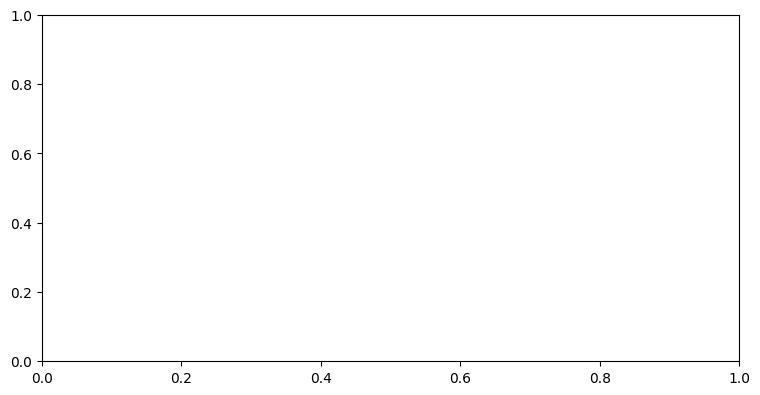
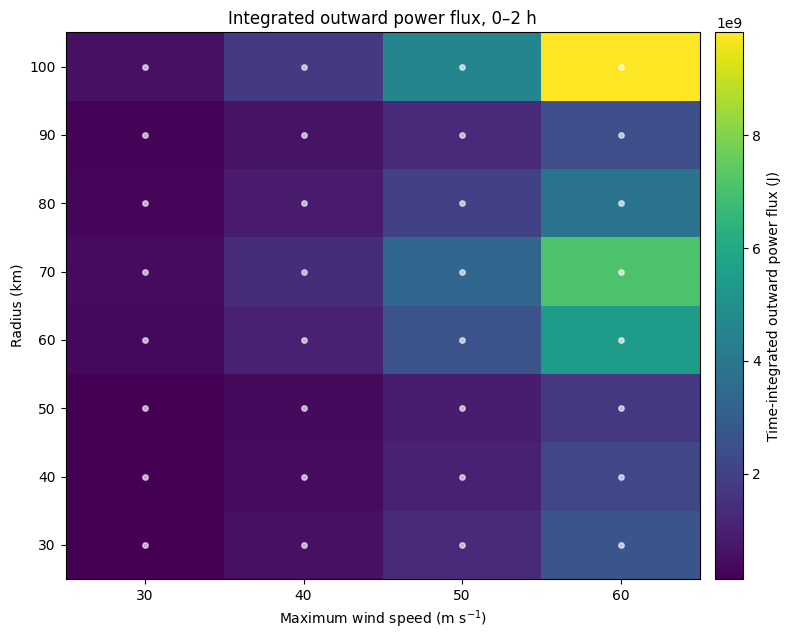
The change to this notebook cell's code, shown as a diff; its figure went from the first image to the second:
--- before
+++ after
@@ -1,21 +1,94 @@
-RMW = 50.0
-Vmax = 50.0
-power_path = output_dir / f"power_flux_timeseries_{Vmax}_{RMW}.csv"
-if not power_path.exists():
-    raise FileNotFoundError(f"Run the model first; missing {power_path}")
+# Integration limit in hours. Change this value as needed.
+time_max = 2.0
+time_max_s = time_max * 3600.0
+if time_max <= 0.0:
+    raise ValueError("time_max must be greater than zero.")
 
-power_data = np.atleast_1d(np.genfromtxt(power_path, delimiter=",", names=True))
-time_hours = power_data["time_s"] / 3600.0
+number = r"[+-]?(?:\d+(?:\.\d*)?|\.\d+)(?:[eE][+-]?\d+)?"
+filename_pattern = re.compile(
+    rf"^power_flux_timeseries_(?P<wind>{number})_(?P<radius>{number})\.csv$"
+)
 
-fig, ax = plt.subplots(figsize=(9, 4.5))
-ax.plot(time_hours[:max_time], power_data["power_W"][:max_tim], color="tab:blue", linewidth=2)
-ax.axhline(0.0, color="0.35", linewidth=0.8)
+integrated_flux = {}
+for power_path in sorted(output_dir.glob("power_flux_timeseries_*.csv")):
+    match = filename_pattern.fullmatch(power_path.name)
+    if match is None:
+        continue
+
+    maximum_wind_m_s = float(match.group("wind"))
+    radius_km = float(match.group("radius"))
+    key = (maximum_wind_m_s, radius_km)
+    if key in integrated_flux:
+        raise ValueError(f"Duplicate parameter pair {key} in {power_path.name}")
+
+    data = np.atleast_1d(np.genfromtxt(power_path, delimiter=",", names=True))
+    column_names = set(data.dtype.names or ())
+    missing_columns = {"time_s", "power_W"} - column_names
+    if missing_columns:
+        raise ValueError(f"{power_path.name} is missing columns {sorted(missing_columns)}")
+
+    time_s = np.asarray(data["time_s"], dtype=float)
+    power_w = np.asarray(data["power_W"], dtype=float)
+    if time_s.size < 2 or not np.all(np.isfinite(time_s)) or not np.all(np.isfinite(power_w)):
+        raise ValueError(f"{power_path.name} must contain at least two finite samples")
+
+    order = np.argsort(time_s)
+    time_s = time_s[order]
+    power_w = power_w[order]
+    if np.any(np.diff(time_s) <= 0.0):
+        raise ValueError(f"{power_path.name} has duplicate or non-increasing times")
+    if time_s[0] > 0.0 or time_s[-1] < time_max_s:
+        raise ValueError(
+            f"{power_path.name} covers {time_s[0] / 3600:g} to "
+            f"{time_s[-1] / 3600:g} h, not the requested 0 to {time_max:g} h"
+        )
+
+    # Add interpolated endpoints so the integral ends exactly at time_max.
+    interior = (time_s > 0.0) & (time_s < time_max_s)
+    integration_time_s = np.concatenate(([0.0], time_s[interior], [time_max_s]))
+    integration_power_w = np.interp(integration_time_s, time_s, power_w)
+    integrated_flux[key] = float(np.trapezoid(integration_power_w, integration_time_s))
+
+if not integrated_flux:
+    raise FileNotFoundError(
+        f"No files matching power_flux_timeseries_<wind>_<radius>.csv found in {output_dir}"
+    )
+
+wind_values = np.array(sorted({wind for wind, _ in integrated_flux}))
+radius_values = np.array(sorted({radius for _, radius in integrated_flux}))
+flux_grid = np.full((radius_values.size, wind_values.size), np.nan)
+wind_index = {value: index for index, value in enumerate(wind_values)}
+radius_index = {value: index for index, value in enumerate(radius_values)}
+for (wind, radius), flux in integrated_flux.items():
+    flux_grid[radius_index[radius], wind_index[wind]] = flux
+
+missing_pairs = int(np.isnan(flux_grid).sum())
+if missing_pairs:
+    print(f"Warning: {missing_pairs} wind/radius combinations are missing and will be blank.")
+print(
+    f"Integrated {len(integrated_flux)} files from 0 to {time_max:g} h; "
+    f"grid shape = {flux_grid.shape}."
+)
+
+fig, ax = plt.subplots(figsize=(8.5, 6.5))
+mesh = ax.pcolormesh(
+    wind_values,
+    radius_values,
+    np.ma.masked_invalid(flux_grid),
+    shading="nearest",
+    cmap="viridis",
+)
+ax.scatter(*np.meshgrid(wind_values, radius_values), s=15, color="white", alpha=0.65)
 ax.set(
-    xlabel="Simulation time (h)",
-    ylabel="Outward power flux (W)",
-    title="Perturbation power flux through the diagnostic circle",
+    xlabel="Maximum wind speed (m s$^{-1}$)",
+    ylabel="Radius (km)",
+    title=f"Integrated outward power flux, 0–{time_max:g} h",
+    xticks=wind_values,
+    yticks=radius_values,
 )
-ax.ticklabel_format(axis="y", style="sci", scilimits=(0, 0))
-ax.grid(alpha=0.3)
+colorbar = fig.colorbar(mesh, ax=ax, pad=0.02)
+colorbar.set_label("Time-integrated outward power flux (J)")
+colorbar.formatter.set_powerlimits((0, 0))
+colorbar.update_ticks()
 fig.tight_layout()
 plt.show()

Commit: added run.sh and plot scripts that now can handle all experiments at once